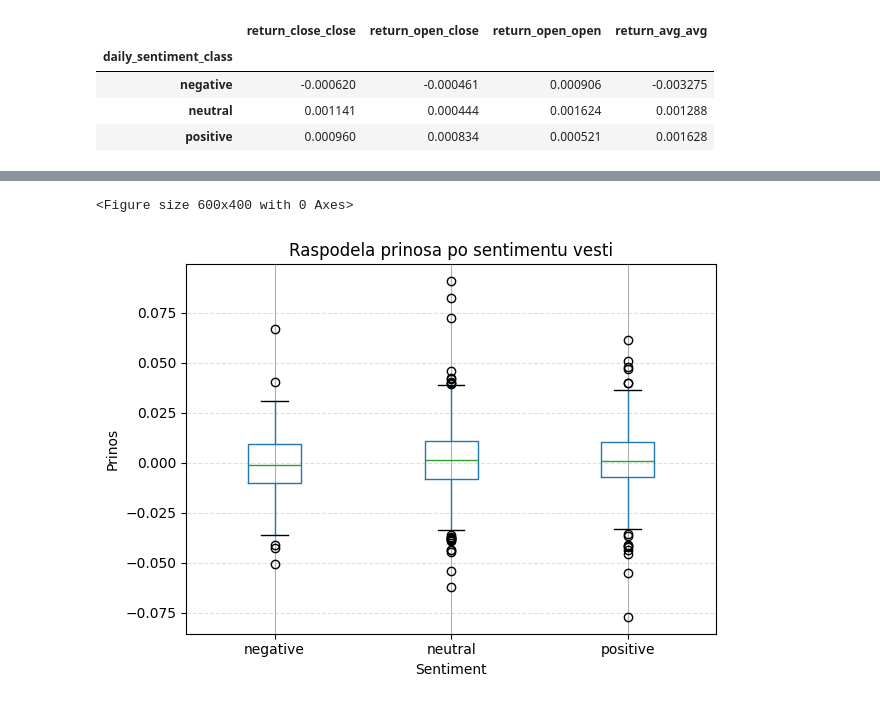
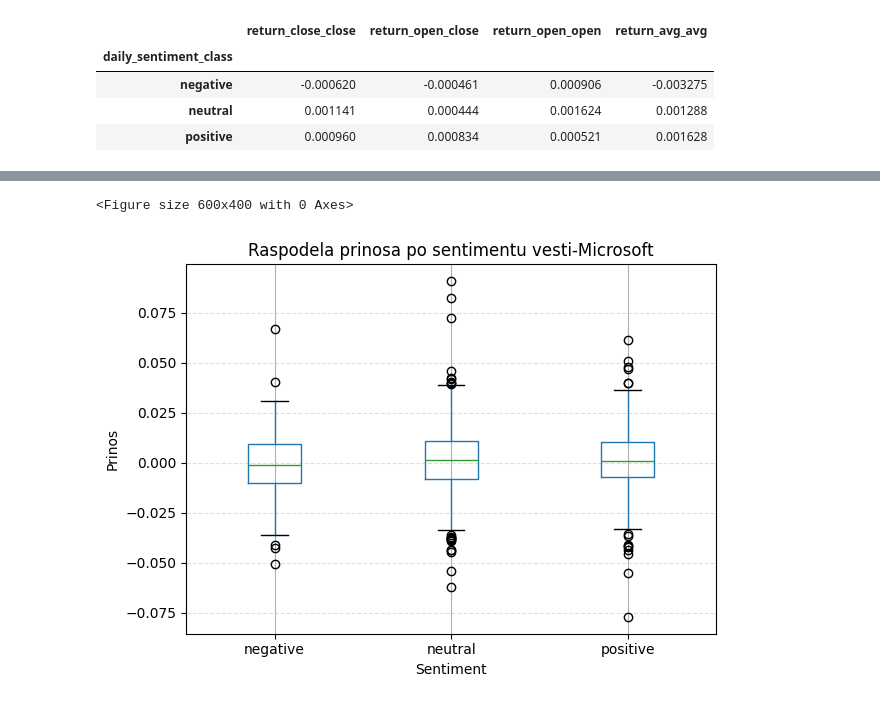
Before and after one commit to aleksandrabegovic/apple_sentiment_analiza, a Jupyter notebook: SentimentMicrosoft.ipynb, the cells around one changed output, grey strips where cells are left out. Saved outputs shown, nothing was run; the diff lists cells and outputs as text; code cells hidden in the pictures.

```diff
--- a/SentimentMicrosoft.ipynb
+++ b/SentimentMicrosoft.ipynb
@@ -837,35 +842,35 @@ plt.show()
 import matplotlib.pyplot as plt
 
 # kopija podataka
 df_daily = daily_sentiment.copy()
 
 # formiranje grupa na osnovu daily_sentiment_class
 df_daily["sentiment_group"] = pd.cut(
     df_daily["daily_sentiment_class"],
     bins=[-1, -0.1, 0.1, 1],
     labels=["negative", "neutral", "positive"]
 )
 
 # boxplot
 plt.figure(figsize=(6,4))
 
 df_daily.boxplot(
     column="return_close_close",
     by="sentiment_group"
 )
 
-plt.title("Raspodela prinosa po sentimentu vesti")
+plt.title("Raspodela prinosa po sentimentu vesti-Microsoft")
 plt.suptitle("")  # uklanja default naslov
 plt.xlabel("Sentiment")
 plt.ylabel("Prinos")
 
 plt.grid(axis="y", linestyle="--", alpha=0.4)
 
 plt.tight_layout()
 plt.show()
 # %% [output]
 <Figure size 600x400 with 0 Axes>
-[figure, old version]
+[figure, new version]
 # %%
 import matplotlib.pyplot as plt
 
```
Also changed, not shown: parts of 9 cells of this notebook.
